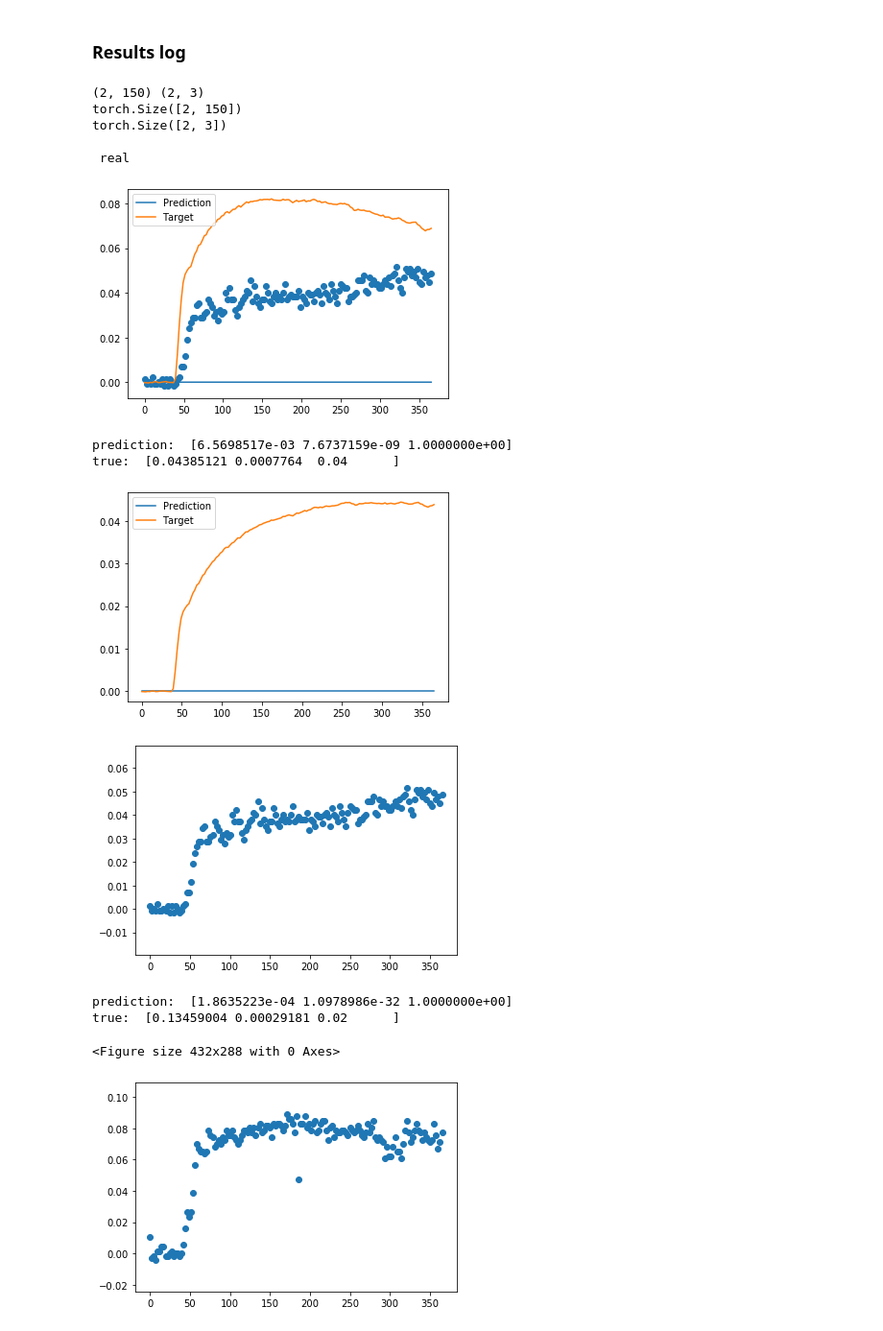
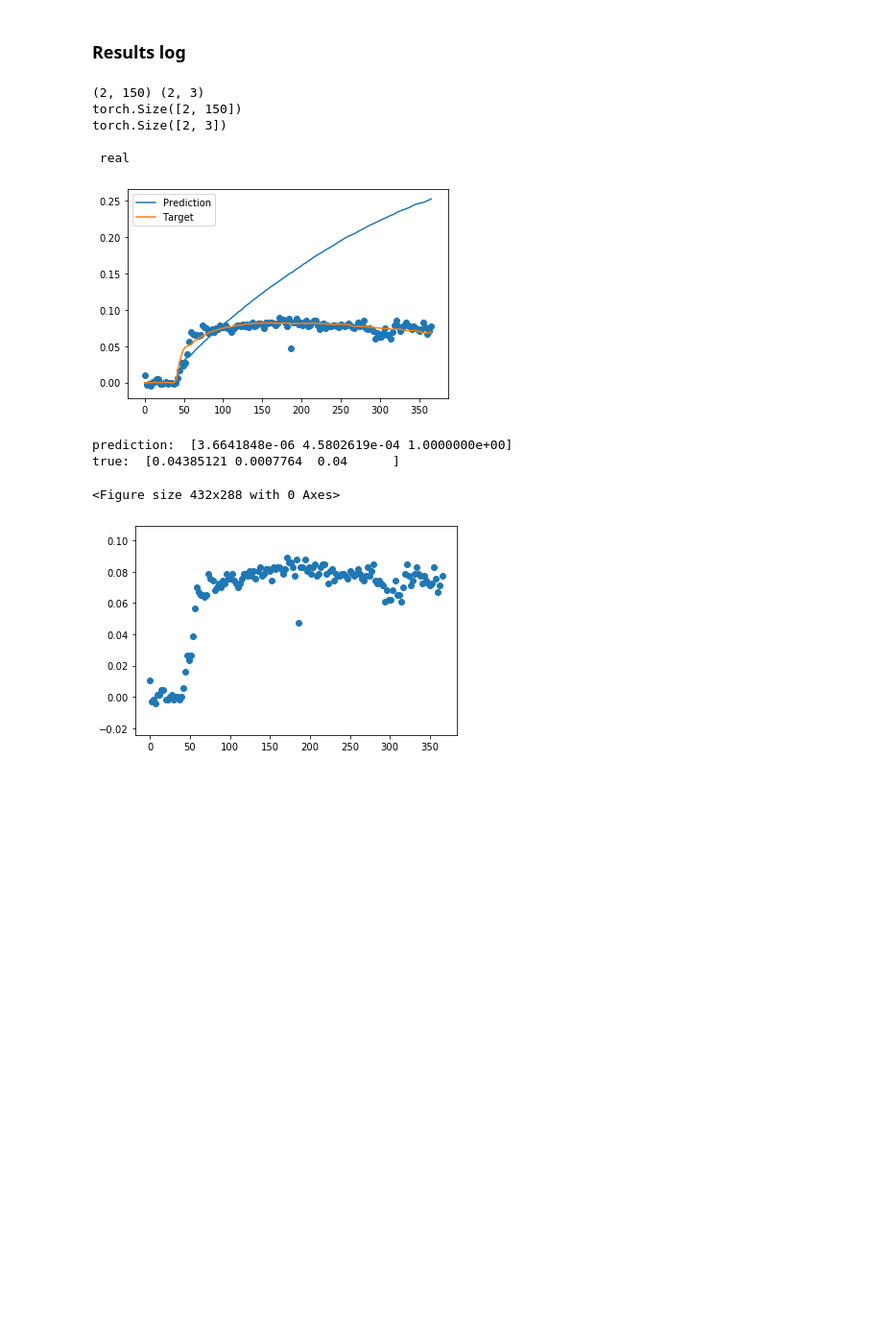
Before and after one commit to Michael-McLaren/MRI_ML, a Jupyter notebook: Parameter_Prediction_Custom_loss.ipynb, the cells around one changed output. Shown at 96% size. Saved outputs shown, nothing was run; the diff lists cells and outputs as text; code cells hidden in the pictures; blank space fills up the shorter version.

```diff
--- a/Parameter_Prediction_Custom_loss.ipynb
+++ b/Parameter_Prediction_Custom_loss.ipynb
@@ -384,48 +384,41 @@ fitted_param2 = TwoCUMfittingConc(t, AIF, series[i+1,j,k,:] , 0)
 fitted_param1 = fitted_param1[None,:3]
 fitted_param2 = fitted_param2[None,:3]
 ypoints = np.concatenate((fitted_param1, fitted_param2), axis = 0)
 
 print(xpoints.shape, ypoints.shape)
 dataloader_real = create_dataloader(xpoints, ypoints, 2)
 
 for i, (test_x, test_y) in enumerate(dataloader_real):
     print(test_x.shape)
     prediction_test = net(test_x)
     print(prediction_test.shape)
     print('\n real')
 
     predicted_curve = TwoCUM(prediction_test[0].detach().numpy(), t, AIF, 0)
     target_curve = TwoCUM(test_y[0].detach().numpy(), t, AIF, 0)
+
     plt.plot(t, predicted_curve, label = 'Prediction')
     plt.plot(t, target_curve, label = 'Target')
     plt.legend()
-    plt.scatter(t, points1[1,:])
-
+    plt.scatter(t, points1[0,:])
+    plt.savefig('plots/test_example')
     plt.show()
     plt.clf()
     print('prediction: ', prediction_test[0].detach().numpy(),'\ntrue: ', test_y[0].detach().numpy())
 
-    plot_curves(prediction_test[1], test_y[1], AIF, t)
-    plt.scatter(t, points1[1,:])
-    plt.show()
-    plt.clf()
-    print('prediction: ', prediction_test[1].detach().numpy(),'\ntrue: ', test_y[1].detach().numpy())
+
 
     break
 # %% [output]
 (2, 150) (2, 3)
 torch.Size([2, 150])
 torch.Size([2, 3])
 
  real
-[figure, old version]
+[figure, new version]
-prediction:  [6.5698517e-03 7.6737159e-09 1.0000000e+00]
+prediction:  [3.6641848e-06 4.5802619e-04 1.0000000e+00]
 true:  [0.04385121 0.0007764  0.04      ]
-[figure, removed]
-[figure, removed]
-prediction:  [1.8635223e-04 1.0978986e-32 1.0000000e+00]
-true:  [0.13459004 0.00029181 0.02      ]
+<Figure size 432x288 with 0 Axes>
-<Figure size 432x288 with 0 Axes>
 # %%
 
 plt.scatter(t, points1[0,:])
```
Also changed, not shown: parts of 2 cells of this notebook, 7 other files.
